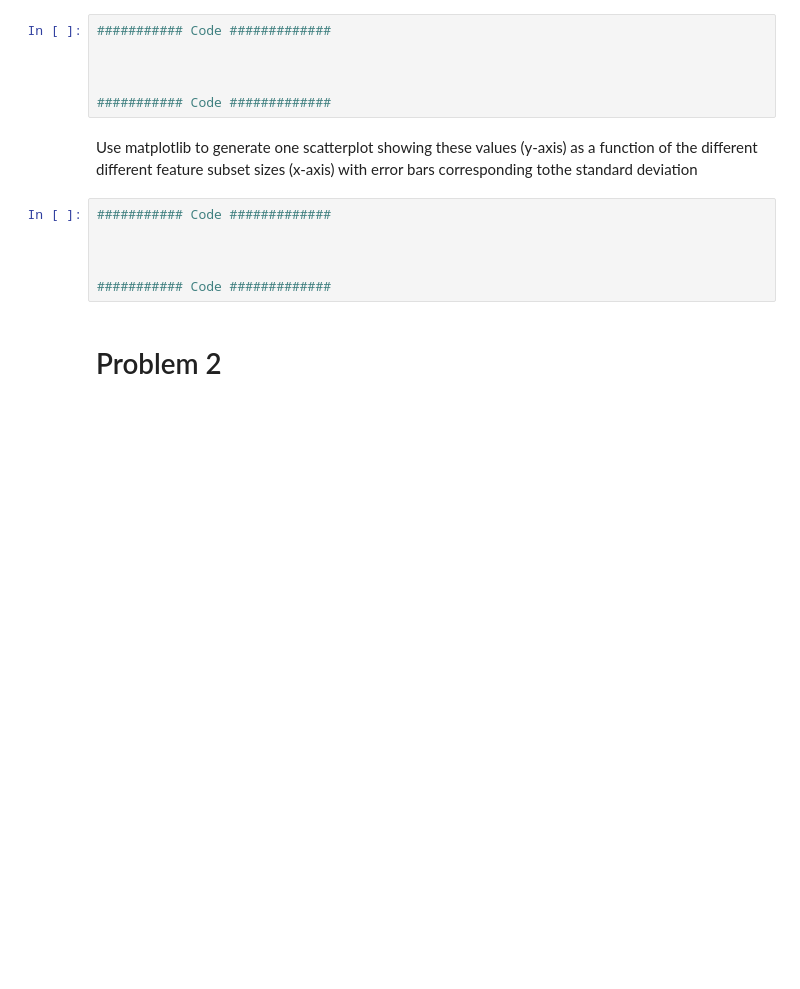
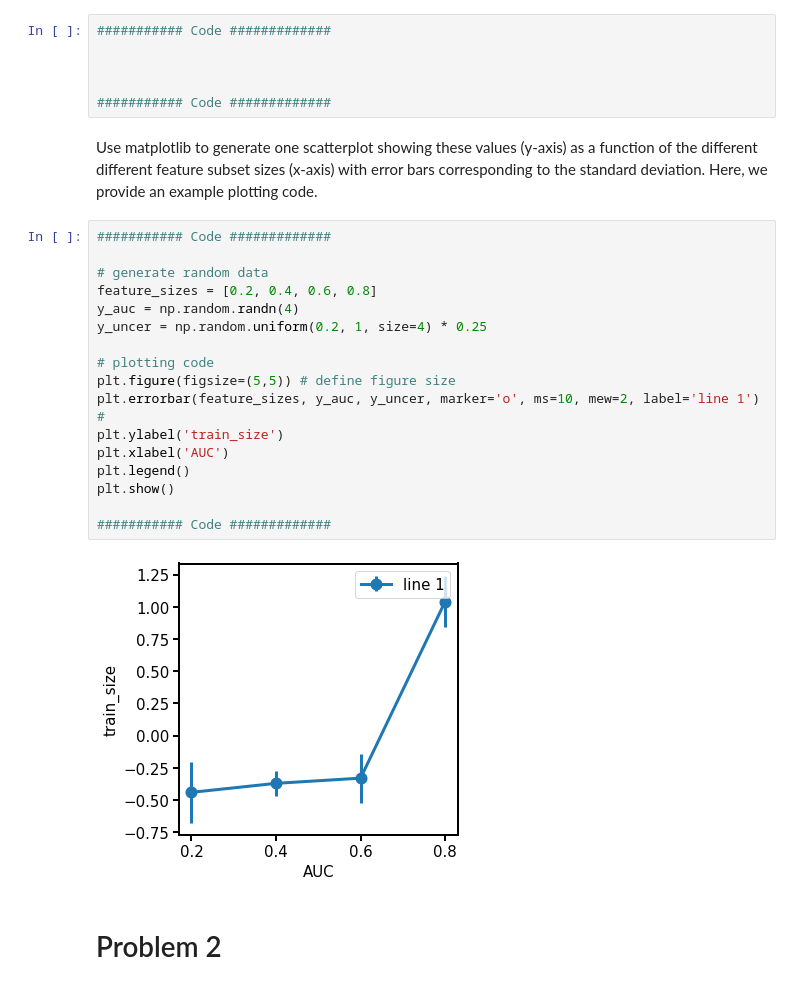
Before and after one commit to wwang2/ML4MolEng, a Jupyter notebook: psets/ps1/pset1_template.ipynb, the cells around one changed output. Drawn from its saved outputs; the diff is of its cells as text; blank space fills up the shorter version.

```diff
--- a/psets/ps1/pset1_template.ipynb
+++ b/psets/ps1/pset1_template.ipynb
@@ -258,13 +287,26 @@ For each hypothetical featurization, obtain an average ROC-AUC and its standard
 
 ########### Code #############
 # %% [markdown]
-Use matplotlib to generate one scatterplot showing these values (y-axis) as a function of the different different feature subset sizes (x-axis) with error bars corresponding tothe standard deviation
+Use matplotlib to generate one scatterplot showing these values (y-axis) as a function of the different different feature subset sizes (x-axis) with error bars corresponding to the standard deviation. Here, we provide an example plotting code.
-# %%
-########### Code #############
-
-
-
-########### Code #############
+# %%
+########### Code #############
+
+# generate random data
+feature_sizes = [0.2, 0.4, 0.6, 0.8]
+y_auc = np.random.randn(4)
+y_uncer = np.random.uniform(0.2, 1, size=4) * 0.25
+
+# plotting code
+plt.figure(figsize=(5,5)) # define figure size
+plt.errorbar(feature_sizes, y_auc, y_uncer, marker='o', ms=10, mew=2, label='line 1') #
+plt.ylabel('train_size')
+plt.xlabel('AUC')
+plt.legend()
+plt.show()
+
+########### Code #############
+# %% [output]
+[figure, added]
 # %% [markdown]
 # Problem 2
 # %%
```
Also changed, not shown: parts of 15 cells of this notebook.
